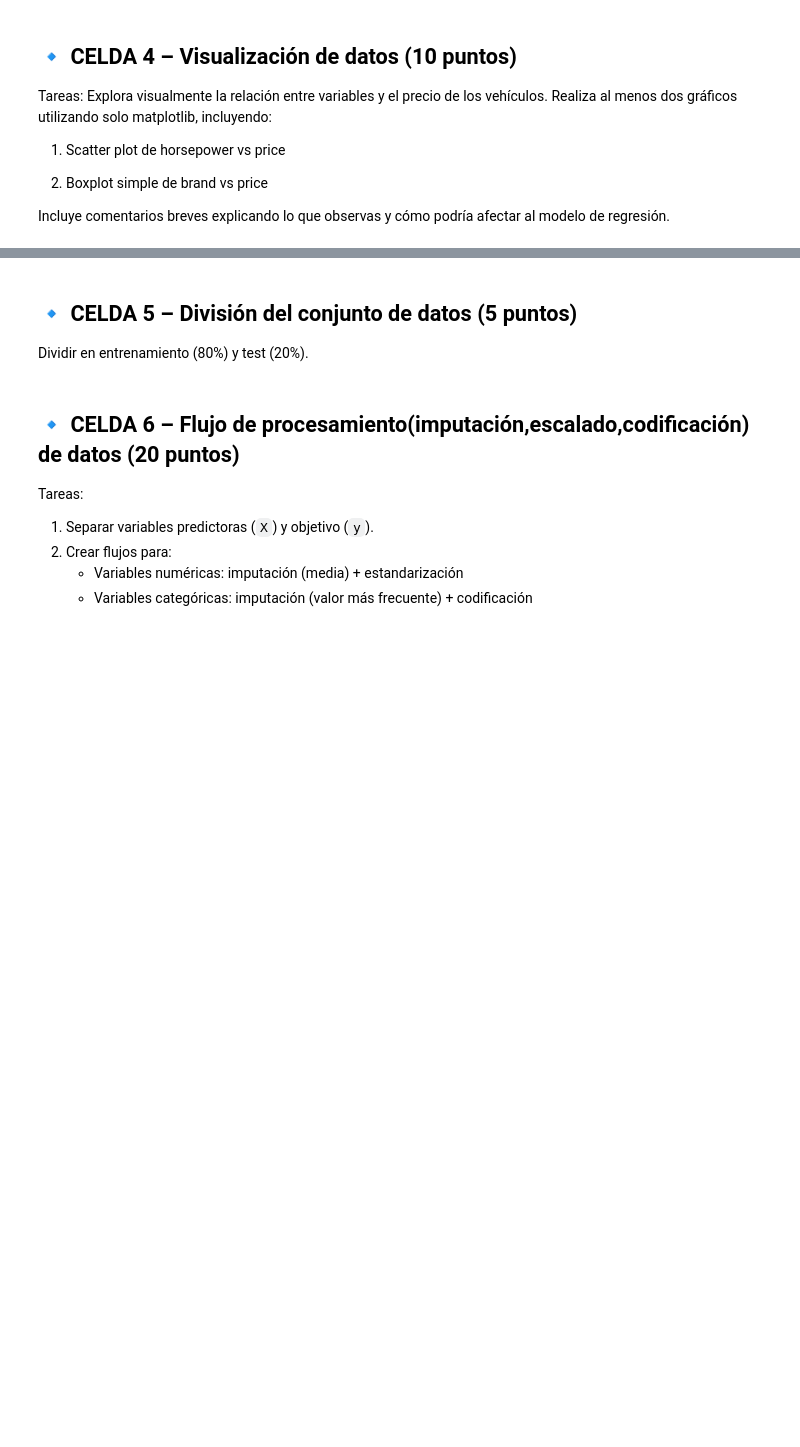
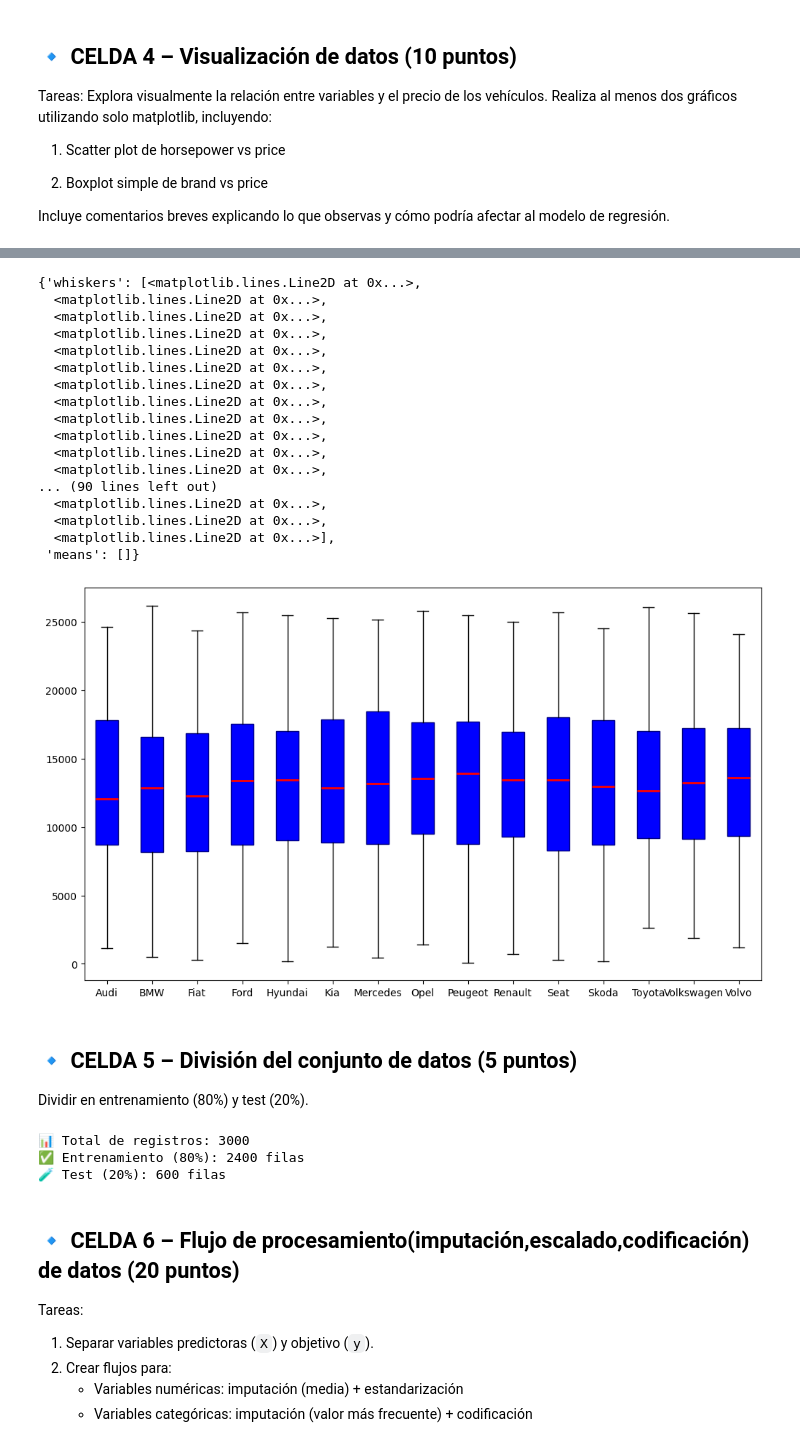
Before and after one commit to Kobakk/ml_comercio, a Jupyter notebook: 4_examanes/ml_examen.ipynb, the cells around one changed output, grey strips where cells are left out. Drawn from its saved outputs; the diff is of its cells as text; code cells hidden in the pictures; blank space fills up the shorter version.

```diff
--- a/4_examanes/ml_examen.ipynb
+++ b/4_examanes/ml_examen.ipynb
@@ -294,11 +325,52 @@ TypeError: The first argument to axis() must be an iterable of the form [xmin, x
+# %%
+plt.figure(figsize=(12, 7))
+
+marcas = sorted(df['brand'].unique())
+datos_por_marca = [df[df['brand']  == marca ]['price'] for marca in marcas]
+
+plt.boxplot(datos_por_marca,
+           tick_labels=marcas,
+           patch_artist=True,
+           boxprops=dict(facecolor='blue', color='navy'),
+           medianprops=dict(color='red', linewidth=2))
+# %% [output]
+{'whiskers': [<matplotlib.lines.Line2D at 0x...>,
+  <matplotlib.lines.Line2D at 0x...>,
+  <matplotlib.lines.Line2D at 0x...>,
+  <matplotlib.lines.Line2D at 0x...>,
+  <matplotlib.lines.Line2D at 0x...>,
+  <matplotlib.lines.Line2D at 0x...>,
+  <matplotlib.lines.Line2D at 0x...>,
+  <matplotlib.lines.Line2D at 0x...>,
+  <matplotlib.lines.Line2D at 0x...>,
+  <matplotlib.lines.Line2D at 0x...>,
+  <matplotlib.lines.Line2D at 0x...>,
+  <matplotlib.lines.Line2D at 0x...>,
+... (90 lines left out)
+  <matplotlib.lines.Line2D at 0x...>,
+  <matplotlib.lines.Line2D at 0x...>,
+  <matplotlib.lines.Line2D at 0x...>],
+ 'means': []}
+[figure, added]
 # %% [markdown]
 ## 🔹 CELDA 5 – División del conjunto de datos (5 puntos)
 
 Dividir en entrenamiento (80%) y test (20%).
 # %%
+from sklearn.model_selection import train_test_split
 # TODO: Dividir los datos en train y testa
-train_data = 0
-test_data = 0
+X = df.drop('price', axis=1)
+y = df['price']
+X_train, X_test, y_train, y_test = train_test_split(X, y, test_size=0.20, random_state=42)
+
+# 3. Verificación de experto
+print(f"📊 Total de registros: {len(df)}")
+print(f"✅ Entrenamiento (80%): {X_train.shape[0]} filas")
+print(f"🧪 Test (20%): {X_test.shape[0]} filas")
+# %% [output]
+📊 Total de registros: 3000
+✅ Entrenamiento (80%): 2400 filas
+🧪 Test (20%): 600 filas
 # %% [markdown]
 ## 🔹 CELDA 6 – Flujo de procesamiento(imputación,escalado,codificación) de datos (20 puntos)
 
```
Also changed, not shown: parts of 9 cells of this notebook, 1 other file.
